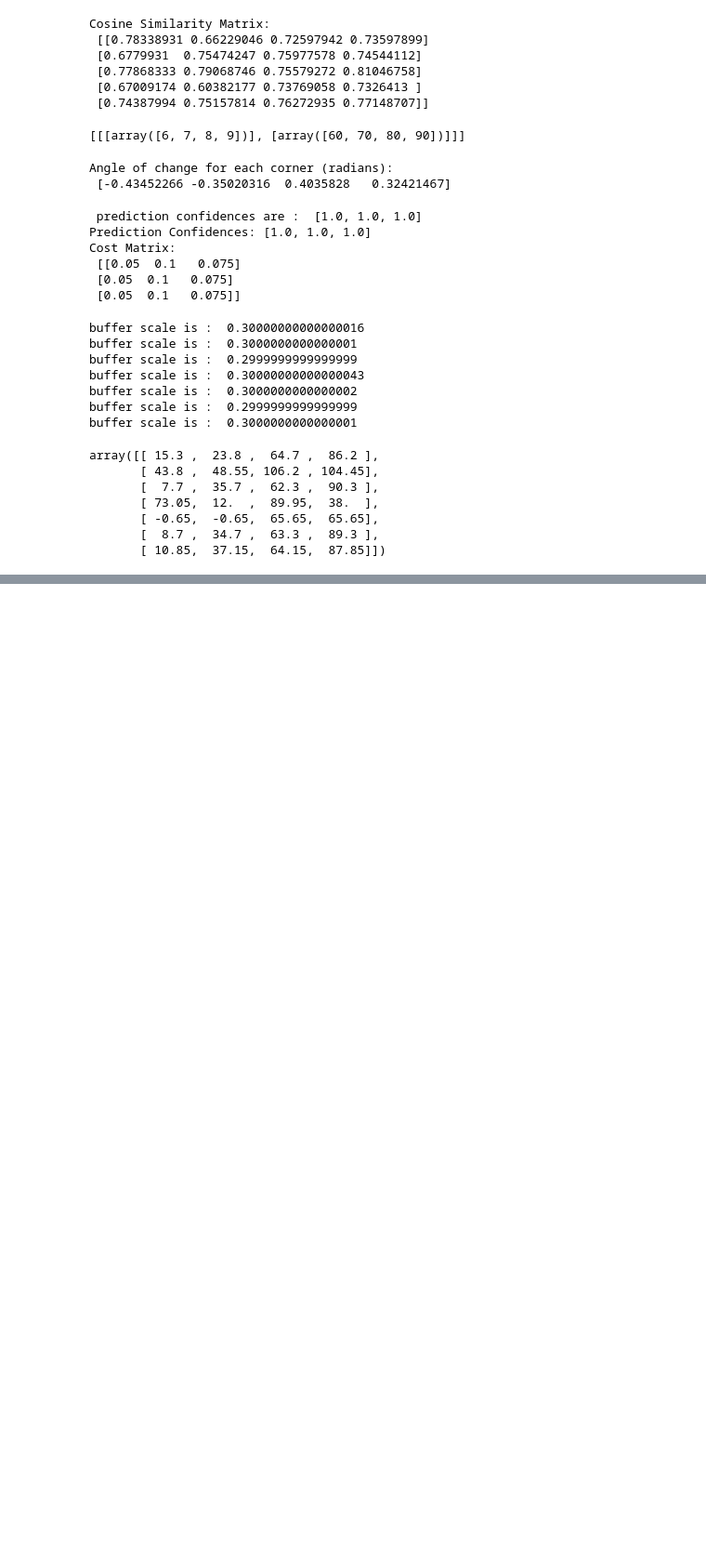
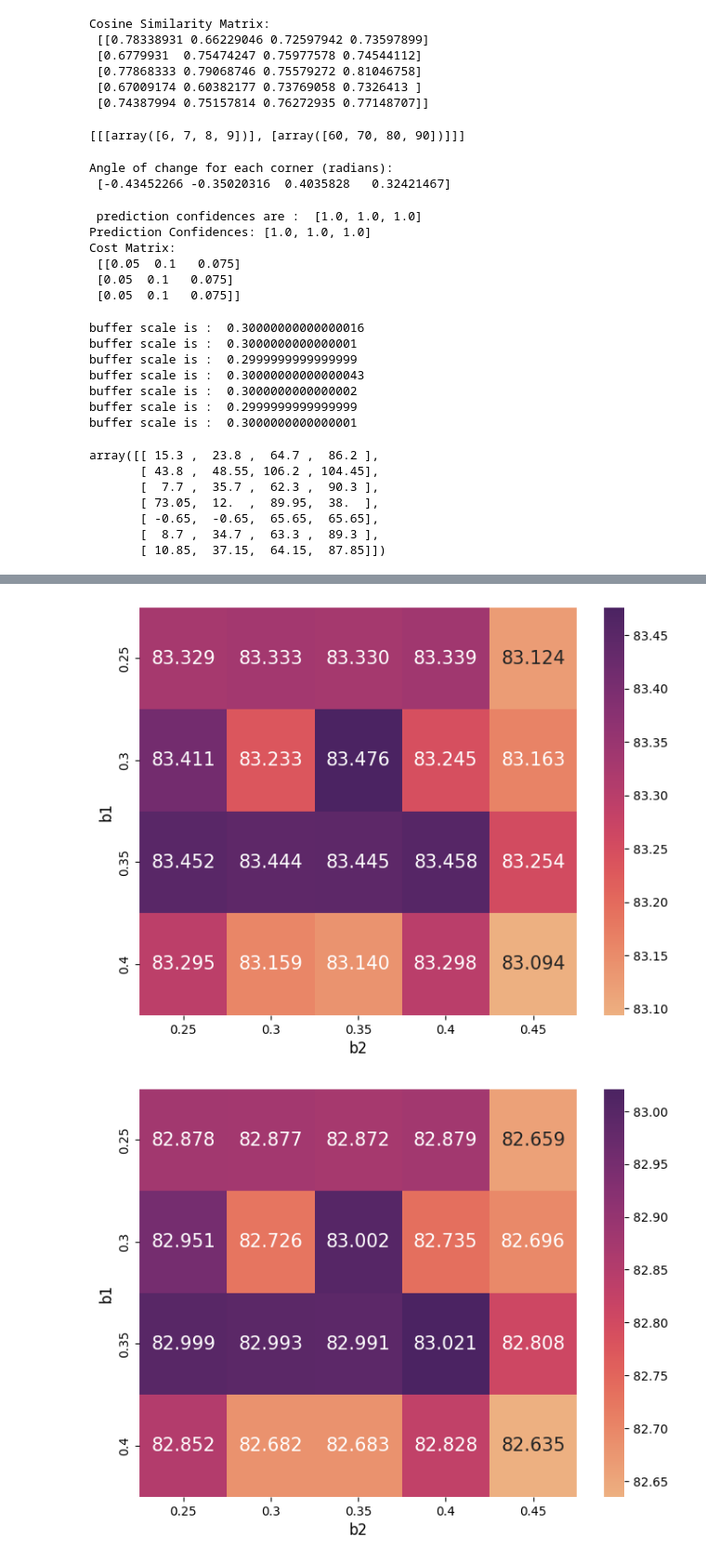
Before and after one commit to dkhanna511/Thesis-Multi-Object-Tracking-using-Mamba, a Jupyter notebook: MOT_mamba_viz.ipynb, the cells around one changed output, grey strips where cells are left out. Shown at 93% size. Saved outputs shown, nothing was run; the diff lists cells and outputs as text; code cells hidden in the pictures; blank space fills up the shorter version.

```diff
--- a/MOT_mamba_viz.ipynb
+++ b/MOT_mamba_viz.ipynb
@@ -2542,0 +2805,55 @@ array([[ 15.3 ,  23.8 ,  64.7 ,  86.2 ],
+# %%
+import numpy as np
+import seaborn as sns
+import matplotlib.pyplot as plt
+
+# Data preparation
+b1_values = [0.25, 0.30, 0.35, 0.40]
+b2_values = [0.25, 0.30, 0.35, 0.40, 0.45]
+
+# HOTA, IDF1, AssA values for each (b1, b2) combination
+hota_data = [
+    [83.329, 83.333, 83.33, 83.339, 83.124],  # b1 = 0.25
+    [83.411, 83.233, 83.476, 83.245, 83.163],  # b1 = 0.30
+    [83.452, 83.444, 83.445, 83.458, 83.254],  # b1 = 0.35
+    [83.295, 83.159, 83.14, 83.298, 83.094],   # b1 = 0.40
+]
+
+idf1_data = [
+    [82.878, 82.877, 82.872, 82.879, 82.659],  # b1 = 0.25
+    [82.951, 82.726, 83.002, 82.735, 82.696],  # b1 = 0.30
+    [82.999, 82.993, 82.991, 83.021, 82.808],  # b1 = 0.35
+    [82.852, 82.682, 82.683, 82.828, 82.635],  # b1 = 0.40
+]
+
+assa_data = [
+    [73.808, 73.817, 73.813, 73.828, 73.467],  # b1 = 0.25
+    [73.958, 73.651, 74.073, 73.671, 73.543],  # b1 = 0.30
+    [74.03, 74.021, 74.02, 74.041, 73.701],    # b1 = 0.35
+    [73.744, 73.51, 73.473, 73.752, 73.415],   # b1 = 0.40
+]
+
+# Create heatmap function
+def plot_heatmap(data, title, xlabel, ylabel, xticks, yticks):
+    plt.figure(figsize=(8, 6))
+    sns.heatmap(data, annot=True, fmt=".3f", cmap="flare", xticklabels=xticks, yticklabels=yticks, annot_kws={"fontsize": 15},
+)
+    # plt.title(title, fontsize=14)
+    plt.xlabel(xlabel, fontsize=12)
+    plt.ylabel(ylabel, fontsize=12)
+    # plt.show()
+
+# Plot HOTA heatmap
+plot_heatmap(hota_data, "HOTA Heatmap", "b2", "b1", b2_values, b1_values)
+plt.savefig("hota_heatmap_sports.png", dpi = 1000, bbox_inches='tight', pad_inches=0)
+# Plot IDF1 heatmap
+plot_heatmap(idf1_data, "IDF1 Heatmap", "b2", "b1", b2_values, b1_values)
+
+plt.savefig("idf1_heatmap_sports.png", dpi = 1000, bbox_inches='tight', pad_inches=0)
+# Plot AssA heatmap
+plot_heatmap(assa_data, "AssA Heatmap", "b2", "b1", b2_values, b1_values)
+
+plt.savefig("assA_heatmap_sports.png",dpi = 1000, bbox_inches='tight', pad_inches=0 )
+# %% [output]
+[figure, added]
+[figure, added]
```
Also changed, not shown: parts of 19 cells of this notebook, 1 other file.
